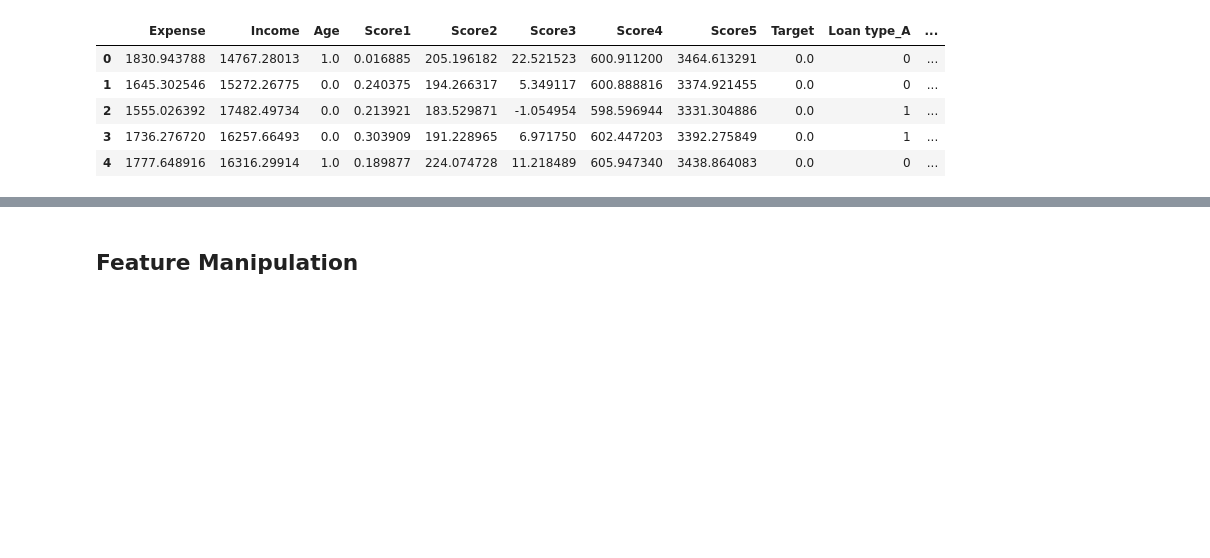
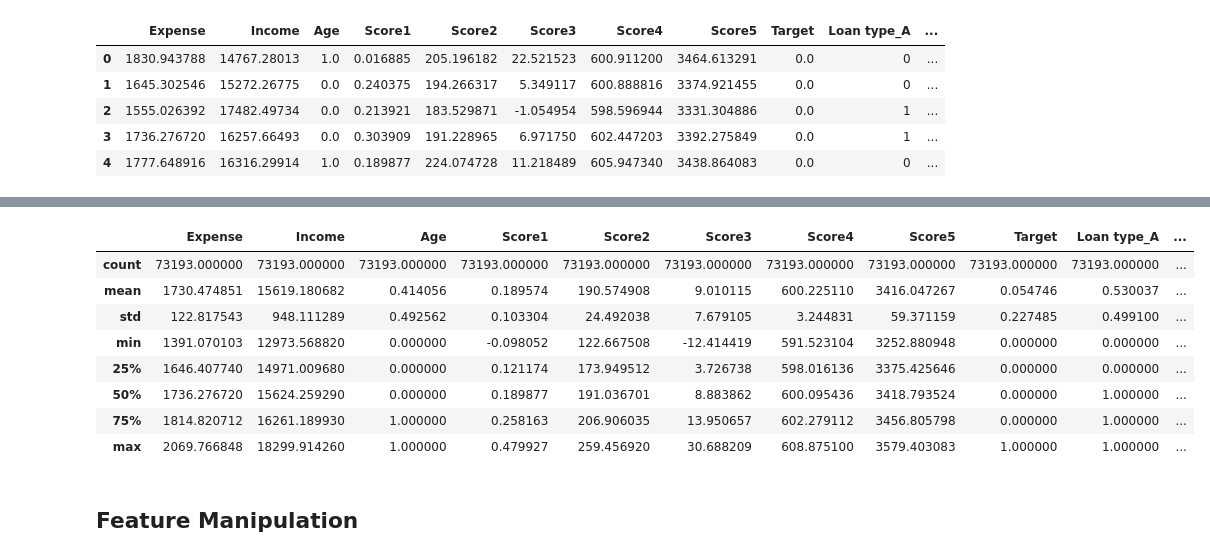
Before and after one commit to Nasreen27/Loan-Default-Prediction-, a Jupyter notebook: Loan Default Prediction.ipynb, the cells around one changed output, grey strips where cells are left out. Cells and saved outputs as stored; diff of their text form; code cells hidden in the pictures; blank space fills up the shorter version.

```diff
--- a/Loan Default Prediction.ipynb
+++ b/Loan Default Prediction.ipynb
@@ -217,3 +341,15 @@ sns.heatmap(corr, cmap='seismic', center=0)
+# %%
+df.describe()
+# %% [output]
+|  | Expense | Income | Age | Score1 | Score2 | Score3 | Score4 | Score5 | Target | Loan type_A | ... |
+| count | 73193.000000 | 73193.000000 | 73193.000000 | 73193.000000 | 73193.000000 | 73193.000000 | 73193.000000 | 73193.000000 | 73193.000000 | 73193.000000 | ... |
+| mean | 1730.474851 | 15619.180682 | 0.414056 | 0.189574 | 190.574908 | 9.010115 | 600.225110 | 3416.047267 | 0.054746 | 0.530037 | ... |
+| std | 122.817543 | 948.111289 | 0.492562 | 0.103304 | 24.492038 | 7.679105 | 3.244831 | 59.371159 | 0.227485 | 0.499100 | ... |
+| min | 1391.070103 | 12973.568820 | 0.000000 | -0.098052 | 122.667508 | -12.414419 | 591.523104 | 3252.880948 | 0.000000 | 0.000000 | ... |
+| 25% | 1646.407740 | 14971.009680 | 0.000000 | 0.121174 | 173.949512 | 3.726738 | 598.016136 | 3375.425646 | 0.000000 | 0.000000 | ... |
+| 50% | 1736.276720 | 15624.259290 | 0.000000 | 0.189877 | 191.036701 | 8.883862 | 600.095436 | 3418.793524 | 0.000000 | 1.000000 | ... |
+| 75% | 1814.820712 | 16261.189930 | 1.000000 | 0.258163 | 206.906035 | 13.950657 | 602.279112 | 3456.805798 | 0.000000 | 1.000000 | ... |
+| max | 2069.766848 | 18299.914260 | 1.000000 | 0.479927 | 259.456920 | 30.688209 | 608.875100 | 3579.403083 | 1.000000 | 1.000000 | ... |
 # %% [markdown]
 ## Feature Manipulation
 # %% [markdown]
```
Also changed, not shown: parts of 30 cells of this notebook.
